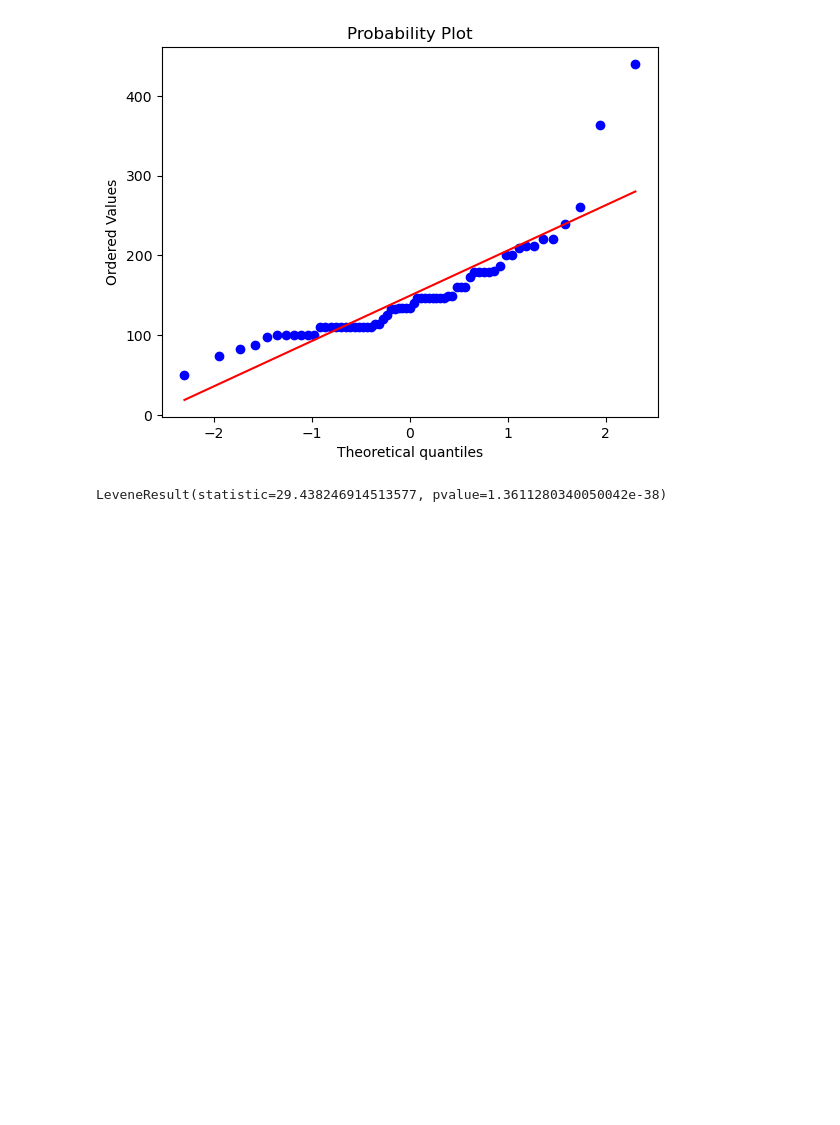
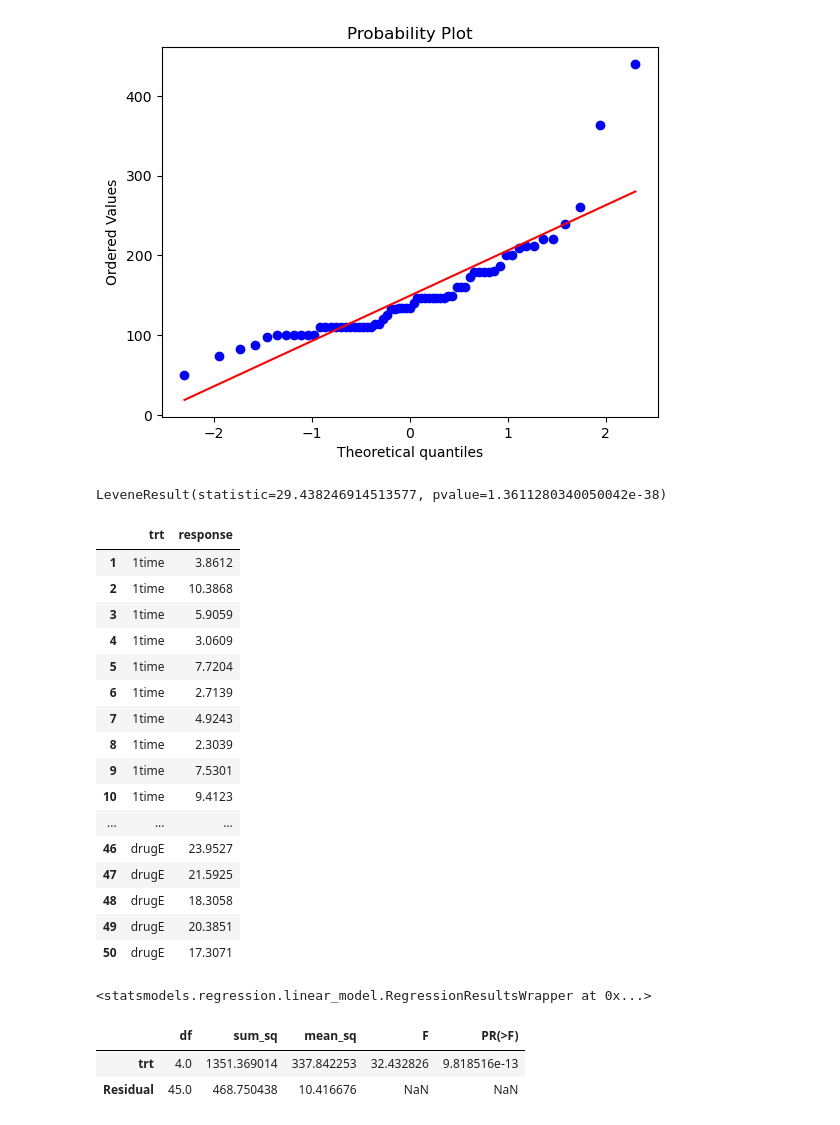
Before and after one commit to yori-lol/R-in-Action-Python, a Jupyter notebook: 9.2 多元方差分析.ipynb, the cells around one changed output. Cells and saved outputs as stored; diff of their text form; code cells hidden in the pictures; blank space fills up the shorter version.

```diff
--- a/9.2 多元方差分析.ipynb
+++ b/9.2 多元方差分析.ipynb
@@ -178,3 +178,36 @@ print(stats.levene(*groups))
 LeveneResult(statistic=29.438246914513577, pvalue=1.3611280340050042e-38)
 # %%
 # 2、协方差同质性 -- 不明白如何实现
+# %%
+# 通过回归来做ANOVA
+cholesterol = pd.read_csv(r'data_set/cholesterol.csv', index_col=0)
+cholesterol
+# %% [output]
+|  | trt | response |
+| 1 | 1time | 3.8612 |
+| 2 | 1time | 10.3868 |
+| 3 | 1time | 5.9059 |
+| 4 | 1time | 3.0609 |
+| 5 | 1time | 7.7204 |
+| 6 | 1time | 2.7139 |
+| 7 | 1time | 4.9243 |
+| 8 | 1time | 2.3039 |
+| 9 | 1time | 7.5301 |
+| 10 | 1time | 9.4123 |
+| ... | ... | ... |
+| 46 | drugE | 23.9527 |
+| 47 | drugE | 21.5925 |
+| 48 | drugE | 18.3058 |
+| 49 | drugE | 20.3851 |
+| 50 | drugE | 17.3071 |
+# %%
+lm_model = smf.ols('response ~ trt', data=cholesterol).fit()
+lm_model
+# %% [output]
+<statsmodels.regression.linear_model.RegressionResultsWrapper at 0x...>
+# %%
+sm.stats.anova_lm(lm_model, type=2)
+# %% [output]
+|  | df | sum_sq | mean_sq | F | PR(>F) |
+| trt | 4.0 | 1351.369014 | 337.842253 | 32.432826 | 9.818516e-13 |
+| Residual | 45.0 | 468.750438 | 10.416676 | NaN | NaN |
```
Also changed, not shown: parts of 4 cells of this notebook, 3 other files.
